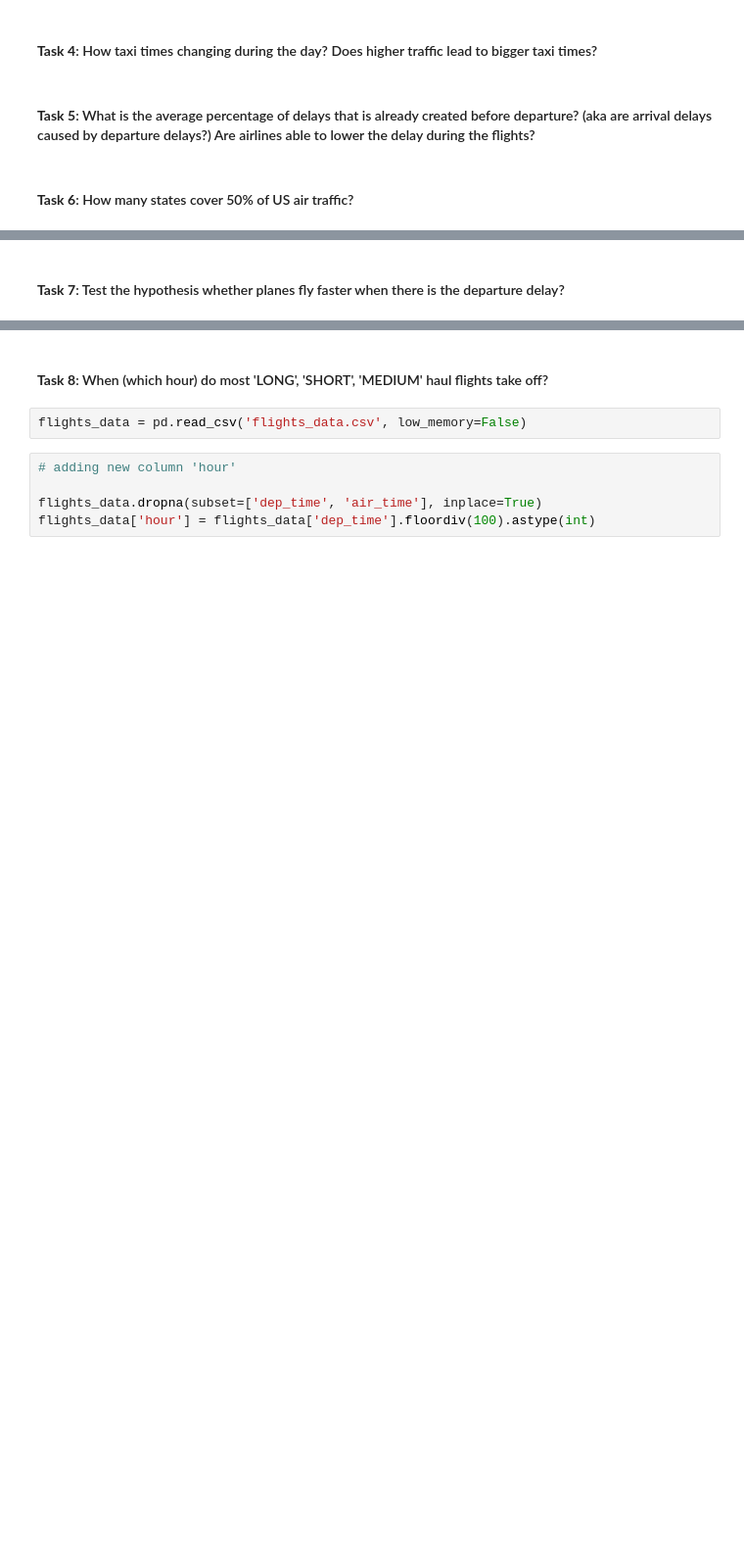
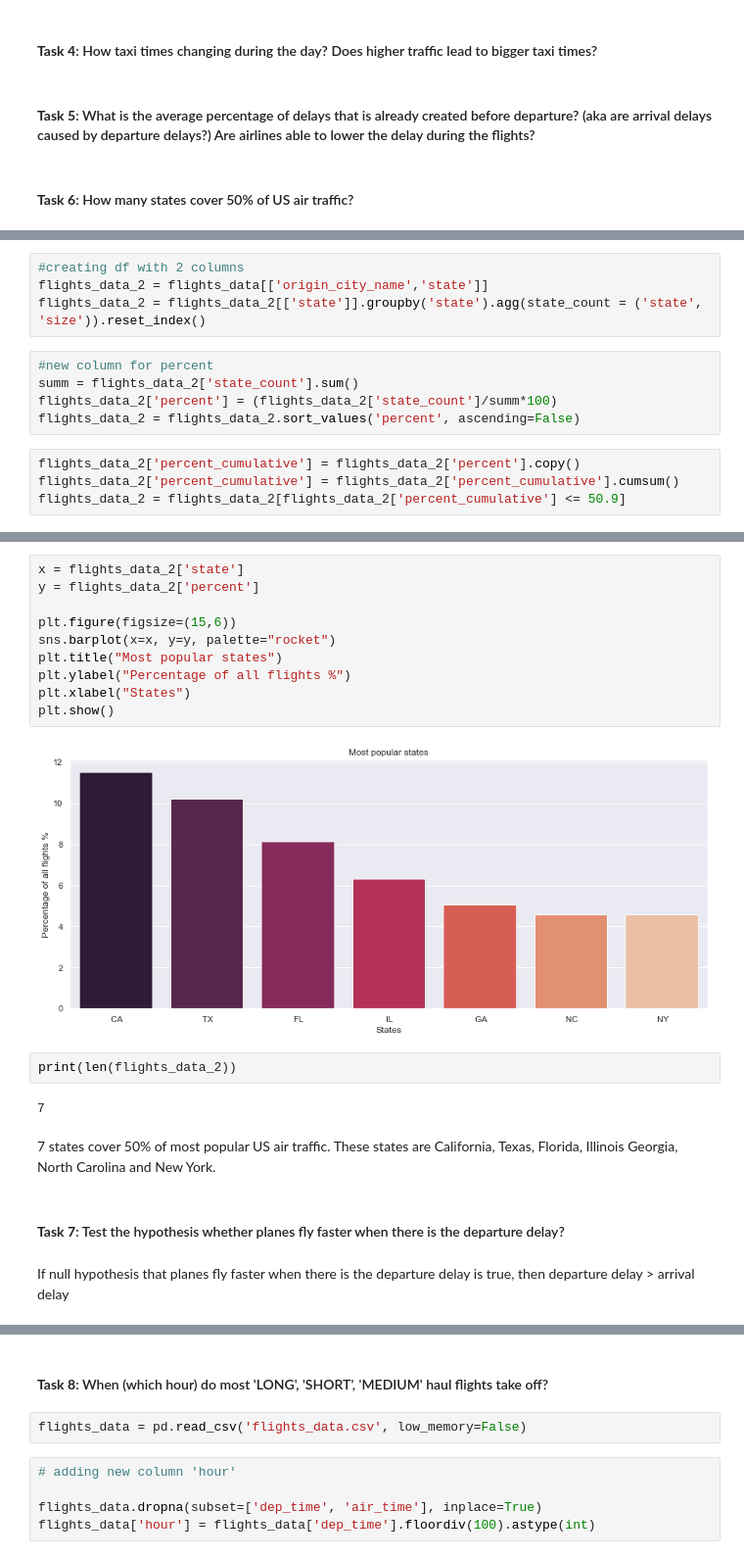
Before and after one commit to NB094/LHL_Midterm_1, a Jupyter notebook: Katrin_exploratory_analysis.ipynb, the cells around one changed output, grey strips where cells are left out. Shown: that part at 98% size. Drawn from its saved outputs; the diff is of its cells as text; blank space fills up the shorter version.

```diff
--- a/Katrin_exploratory_analysis.ipynb
+++ b/Katrin_exploratory_analysis.ipynb
@@ -30,0 +36,13 @@ Test the hypothesis that these 4 delays are from the same distribution. If they
+# %%
+#creating df with 2 columns
+flights_data_2 = flights_data[['origin_city_name','state']]
+flights_data_2 = flights_data_2[['state']].groupby('state').agg(state_count = ('state', 'size')).reset_index()
+# %%
+#new column for percent
+summ = flights_data_2['state_count'].sum()
+flights_data_2['percent'] = (flights_data_2['state_count']/summ*100)
+flights_data_2 = flights_data_2.sort_values('percent', ascending=False)
+# %%
+flights_data_2['percent_cumulative'] = flights_data_2['percent'].copy()
+flights_data_2['percent_cumulative'] = flights_data_2['percent_cumulative'].cumsum()
+flights_data_2 = flights_data_2[flights_data_2['percent_cumulative'] <= 50.9]
@@ -31,2 +60,23 @@ Test the hypothesis that these 4 delays are from the same distribution. If they
+# %%
+x = flights_data_2['state']
+y = flights_data_2['percent']
+
+plt.figure(figsize=(15,6))
+sns.barplot(x=x, y=y, palette="rocket")
+plt.title("Most popular states")
+plt.ylabel("Percentage of all flights %")
+plt.xlabel("States")
+plt.show()
+# %% [output]
+[figure, added]
+# %%
+print(len(flights_data_2))
+# %% [output]
+7
+# %% [markdown]
+7 states cover 50% of most popular US air traffic. These states are California, Texas, Florida, Illinois
+Georgia, North Carolina and New York.
 # %% [markdown]
 #### **Task 7**: Test the hypothesis whether planes fly faster when there is the departure delay?
+# %% [markdown]
+If null hypothesis that planes fly faster when there is the departure delay is true, then departure delay > arrival delay
```
Also changed, not shown: parts of 8 cells of this notebook, 2 other files.
